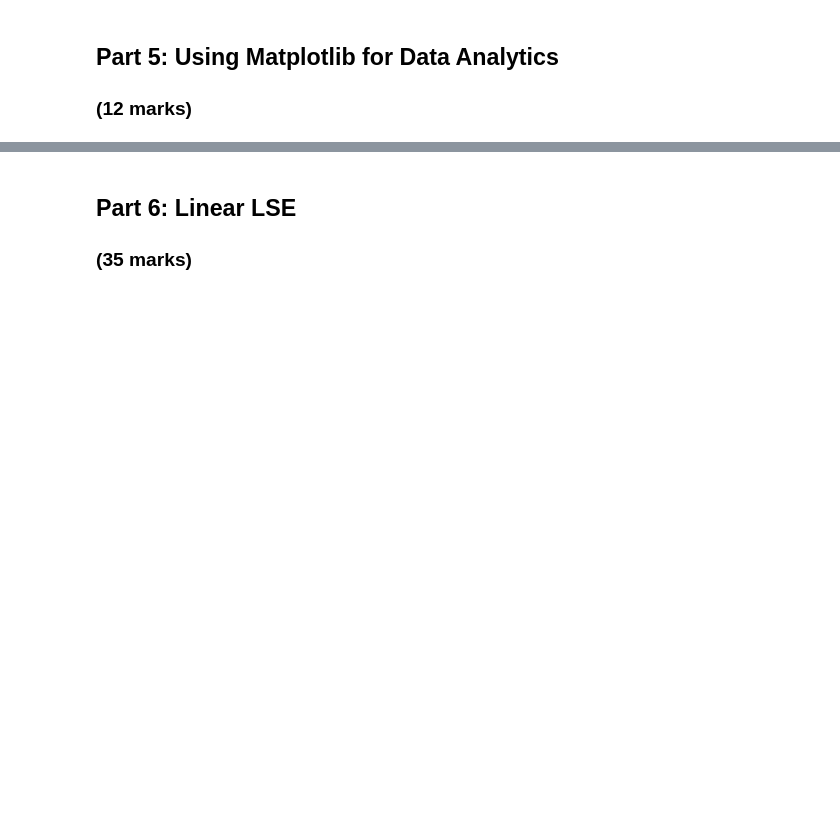
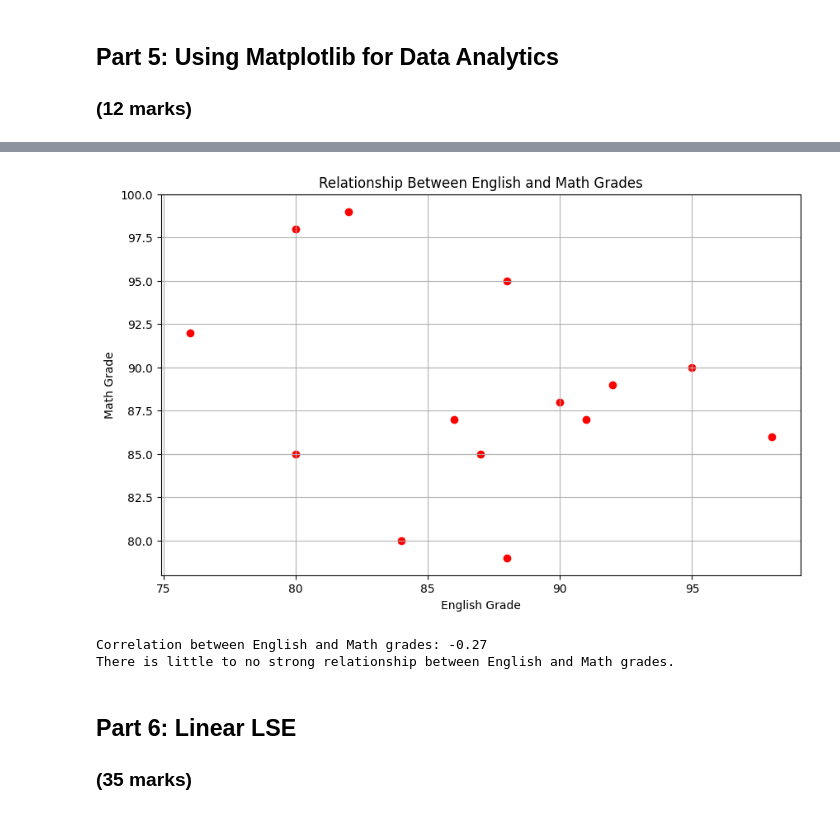
Before and after one commit to elliott-debenetti/ENGG680_2025_Fall, a Jupyter notebook: Lab_Assignment1/Assignment1.ipynb, the cells around one changed output, grey strips where cells are left out. Saved outputs shown, nothing was run; the diff lists cells and outputs as text; code cells hidden in the pictures; blank space fills up the shorter version.

```diff
--- a/Lab_Assignment1/Assignment1.ipynb
+++ b/Lab_Assignment1/Assignment1.ipynb
@@ -346,26 +369,41 @@ plt.show()
 # %%
 # Let's also use matplotlib to display a scatter plot of English vs. Math grades
 # Scatter plots are useful for seeing the relationship between two variables
 plt.figure(figsize=(10, 6))
 
 # Step 1: Use .scatter(x_data, y_data) to create a scatter plot using the English grades on the x-axis, and Math grades on the y-axis
 # (2 mark)
-#
+plt.scatter(df_studentGrades["englishGrade"], df_studentGrades["mathGrade"], color="red")
 
 # Step 1: Properly label the x and y axes as well as the title of your plot.
 # (3 marks)
-#
+plt.xlabel("English Grade")
+plt.ylabel("Math Grade")
+plt.title("Relationship Between English and Math Grades")
 plt.grid(True)
 
 # Step 2: Output an image file for the scatter plot with a descriptive file name
 # (1 mark)
-#
+plt.savefig("/content/drive/MyDrive/ENGG_680_Assignments/english_vs_math_scatter.png", dpi=150, bbox_inches="tight")
 
 plt.show()
+# %% [output]
+[figure, added]
 # %%
 # From the scatter plot, is there a relationship between the Math and English grades?
 # (1 mark)
-#
+corr = df_studentGrades[["englishGrade", "mathGrade"]].corr().iloc[0, 1]
+print(f"Correlation between English and Math grades: {corr:.2f}")
+
+if corr > 0.5:
+    print(f"There is a positive relationship - students who do well in English also tend to do well in Math.")
+elif corr < -0.5:
+    print("There is a negative relationship - students who do better in one subject tend to do worse in the other.")
+else:
+    print("There is little to no strong relationship between English and Math grades.")
+# %% [output]
+Correlation between English and Math grades: -0.27
+There is little to no strong relationship between English and Math grades.
 # %% [markdown]
 ## Part 6: Linear LSE
 ### (35 marks)
```
Also changed, not shown: parts of 4 cells of this notebook.
